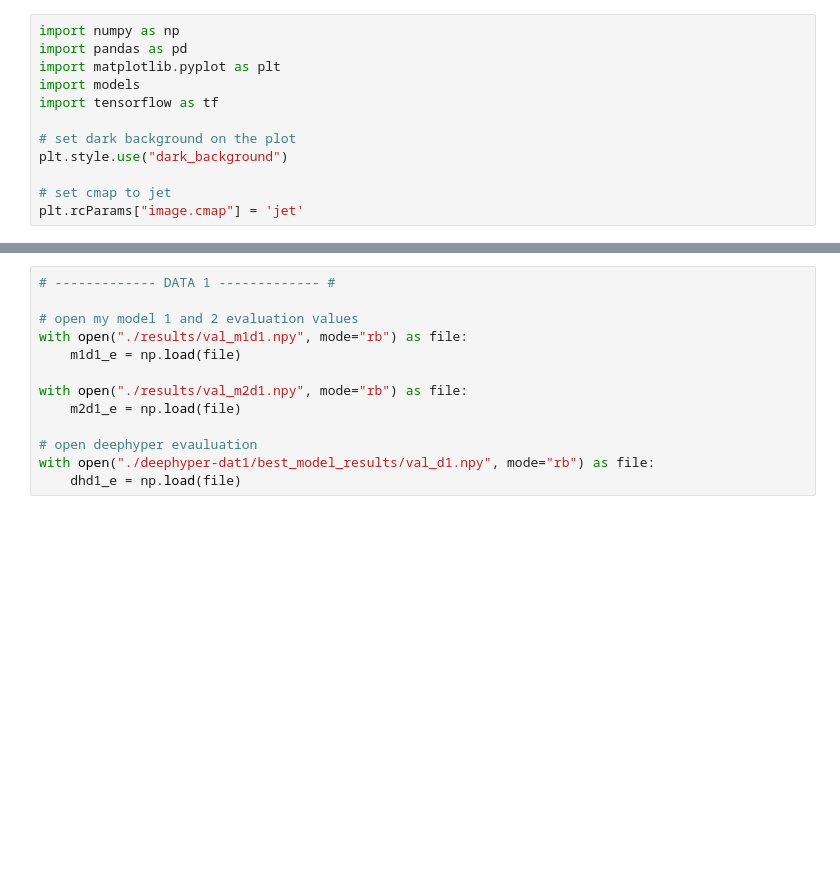
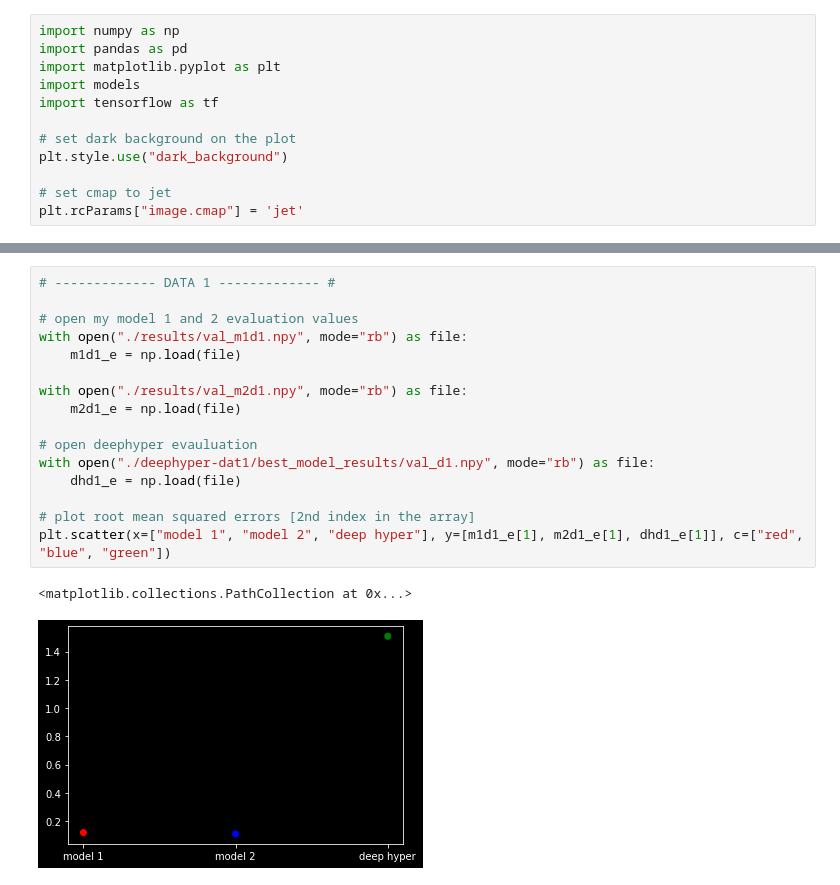
Before and after one commit to Chaudry24/kaust22, a Jupyter notebook: plotting.ipynb, the cells around one changed output, grey strips where cells are left out. Saved outputs shown, nothing was run; the diff lists cells and outputs as text; blank space fills up the shorter version.

```diff
--- a/plotting.ipynb
+++ b/plotting.ipynb
@@ -20,13 +26,19 @@ JSONDecodeError: Expecting value: line 1 column 1 (char 0)
 # %%
 # ------------- DATA 1 ------------- #
 
 # open my model 1 and 2 evaluation values
 with open("./results/val_m1d1.npy", mode="rb") as file:
     m1d1_e = np.load(file)
 
 with open("./results/val_m2d1.npy", mode="rb") as file:
     m2d1_e = np.load(file)
 
 # open deephyper evauluation
 with open("./deephyper-dat1/best_model_results/val_d1.npy", mode="rb") as file:
     dhd1_e = np.load(file)
+
+# plot root mean squared errors [2nd index in the array]
+plt.scatter(x=["model 1", "model 2", "deep hyper"], y=[m1d1_e[1], m2d1_e[1], dhd1_e[1]], c=["red", "blue", "green"])
+# %% [output]
+<matplotlib.collections.PathCollection at 0x...>
+[figure, added]
```
Also changed, not shown: parts of 3 cells of this notebook.
